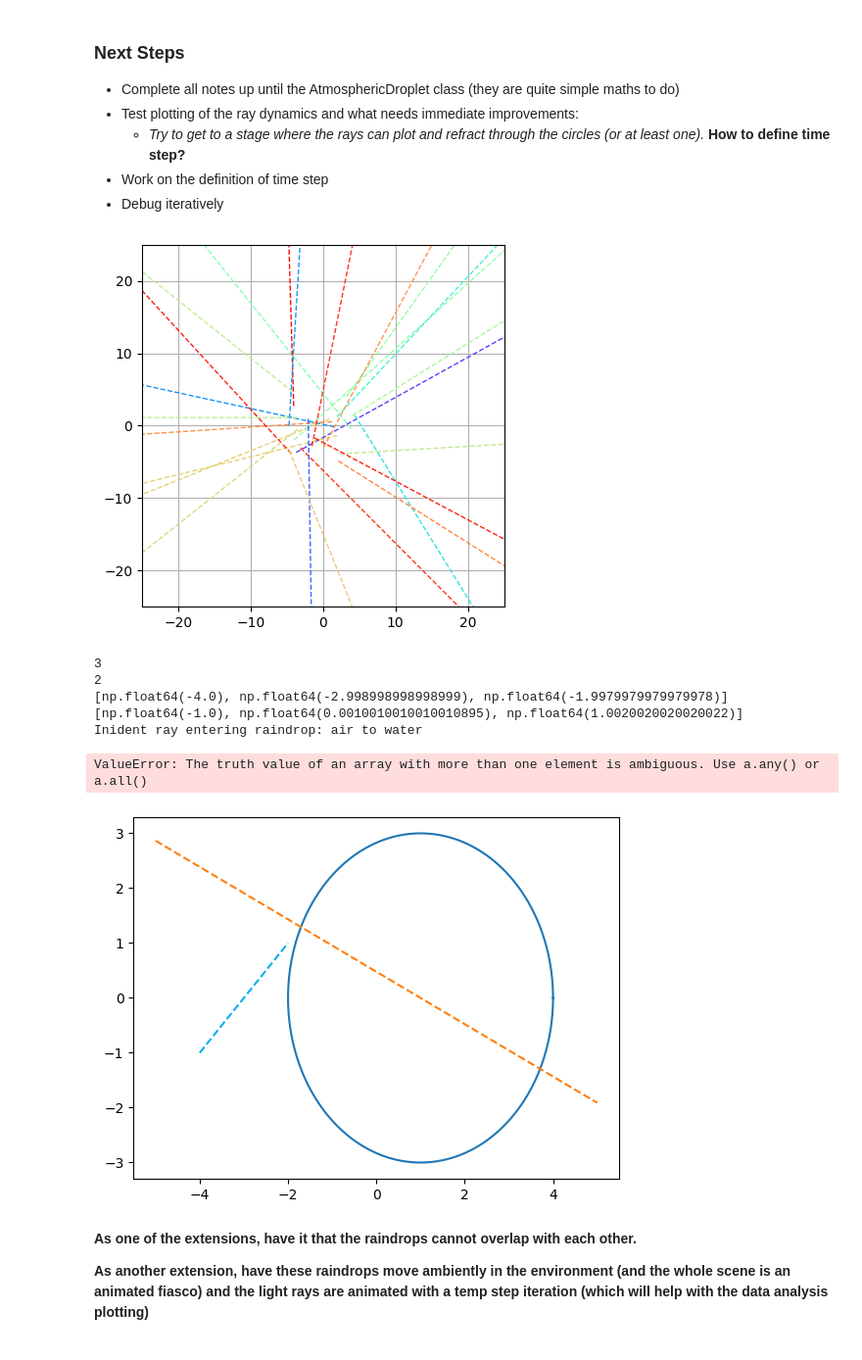
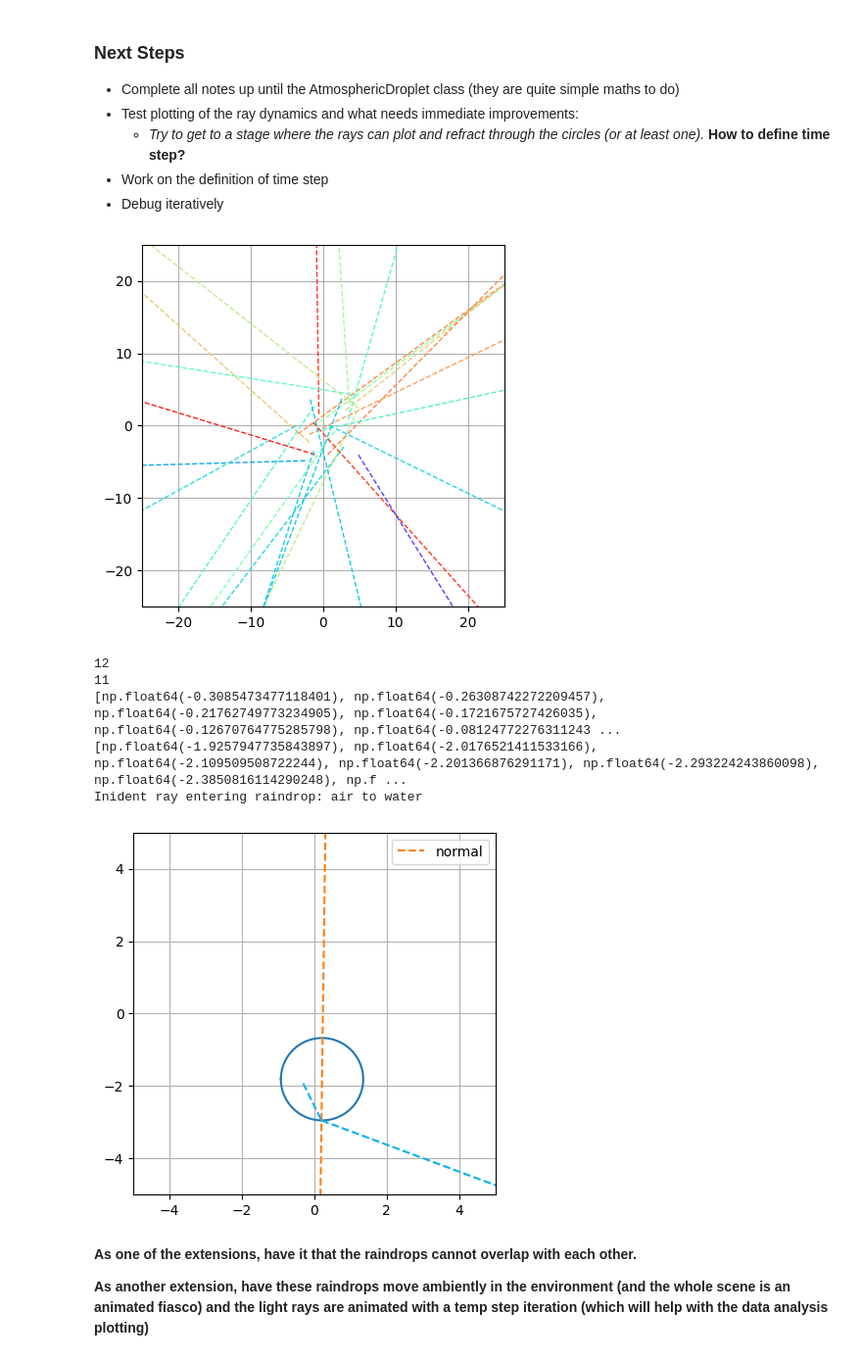
Before and after one commit to CorinnnaZ/CompChallenge, a Jupyter notebook: extension.ipynb, the cells around one changed output. Shown at 98% size. Saved outputs shown, nothing was run; the diff lists cells and outputs as text; code cells hidden in the pictures.

Commit message:
Got the maths behind it completed. Now need to sort out basic plotting parts and then moving onto the full thing + data analysis. Should look into how physicists do data analysis.

```diff
--- a/extension.ipynb
+++ b/extension.ipynb
@@ -157,7 +157,7 @@ class Ray:
 
         dx, dy = self.direction[0], self.direction[1]
         x, y = self.position[0], self.position[1]
-        t = np.linspace(0, 1000, 1000)
+        t = np.linspace(0, 500, 10000)
         x_plot = [(x + t * dx) for t in t]
         y_plot = [(y + t * dy) for t in t]
 
@@ -182,7 +182,7 @@ plt.gca().set_aspect(1)
 plt.grid()
 plt.show()
 # %% [output]
-[figure, old version]
+[figure, new version]
 # %%
 class RainDrop:
     def __init__(self, centre, radius):
@@ -408,8 +408,20 @@ class RainDrop:
                 y = intersection_point[1] + (t * r_y2)
                 return (x, y)
 # %%
-droplet = RainDrop((1, 0), 3)
-light_beam = Ray((-4,-1), (1, 1), 500)
+"""
+This all works, but things to directly improve before the final step.
+
+- Normal line plotting too far
+- The handling of when lines do not intersect needs attention and a robust way of plotting:
+    - Both the light_beam and droplet are shown on the plot within set bounds that doesn't cause the light_beam to plot forever
+"""
+
+
+
+a = [np.random.uniform(-2,2) for i in range(7)]
+
+droplet = RainDrop((a[0], a[1]), a[2])
+light_beam = Ray((a[3],a[4]), (a[5], a[6]), 500)
 intersection_point = droplet.find_intersection(light_beam)
 
 
@@ -417,39 +429,38 @@ drop_coor = droplet.equation_for_raindrop()
 plt.plot(drop_coor[0], drop_coor[1], '-')
 
 normal = droplet.get_surface_normal(intersection_point)
 coor, m = normal[0], normal[1]
 x = np.linspace(-5,5,100)
 y = (m*(x - intersection_point[0])) + intersection_point[1]
 plt.plot(x, y, '--', label='normal')
 
 plotting, colour = light_beam.ray_plotting()
 x_l, y_l = plotting[0], plotting[1]
 x_l = [x_l for x_l in x_l if x_l<intersection_point[0]]
 print(len(x_l))
 print(x_l.index(max(x_l)))
 inin = x_l.index(max(x_l))
 print(x_l)
 print(y_l[:inin +1])
 plt.plot(x_l, y_l[:inin + 1], '--', color=colour)
 
 normal_plotting = droplet.refraction_ray(light_beam, intersection_point)
 plt.plot(normal_plotting[0], normal_plotting[1], '--', color=colour)
 
 plt.xlim(-5, 5)
 plt.ylim(-5,5)
 
 plt.grid()
 plt.gca().set_aspect(1)
 plt.legend()
 plt.show()
 # %% [output]
-3
-2
-[np.float64(-4.0), np.float64(-2.998998998998999), np.float64(-1.9979979979979978)]
-[np.float64(-1.0), np.float64(0.0010010010010010895), np.float64(1.0020020020020022)]
+12
+11
+[np.float64(-0.3085473477118401), np.float64(-0.26308742272209457), np.float64(-0.21762749773234905), np.float64(-0.1721675727426035), np.float64(-0.12670764775285798), np.float64(-0.08124772276311243 ...
+[np.float64(-1.9257947735843897), np.float64(-2.0176521411533166), np.float64(-2.109509508722244), np.float64(-2.201366876291171), np.float64(-2.293224243860098), np.float64(-2.3850816114290248), np.f ...
 Inident ray entering raindrop: air to water
-ValueError: The truth value of an array with more than one element is ambiguous. Use a.any() or a.all()
-[figure, old version]
+[figure, new version]
 # %% [markdown]
 **As one of the extensions, have it that the raindrops cannot overlap with each other.**
 
```
